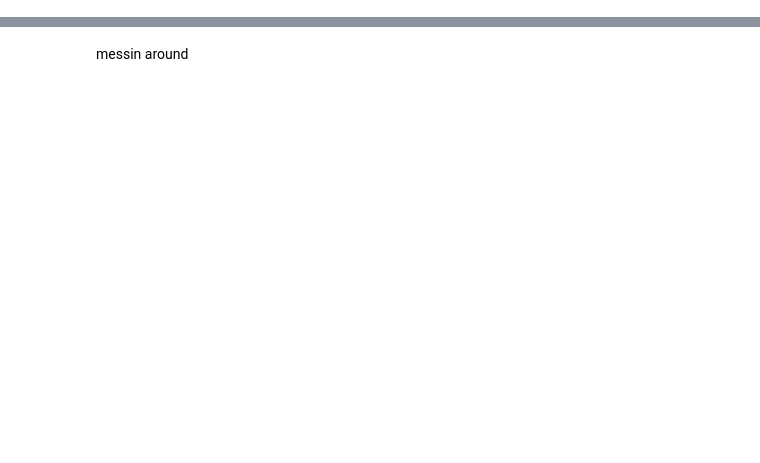
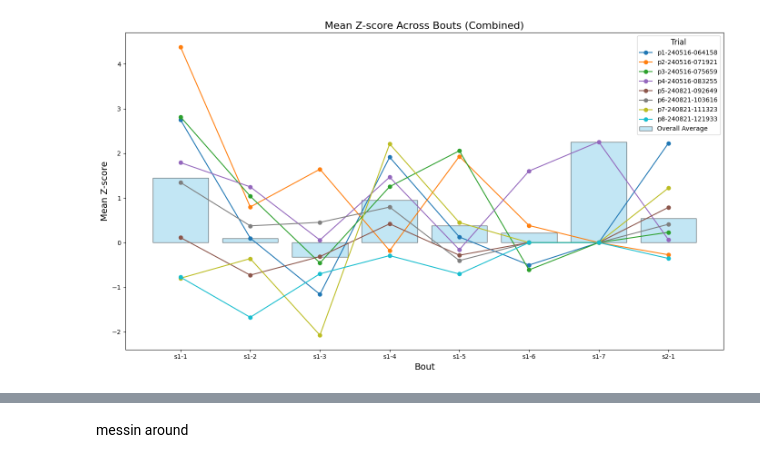
Before and after one commit to padillacoreanolab/Fiber_Photometry, a Jupyter notebook: Hab Dishab/hd_analysis.ipynb, the cells around one changed output, grey strips where cells are left out. Cells and saved outputs as stored; diff of their text form; code cells hidden in the pictures; blank space fills up the shorter version.

```diff
--- a/Hab Dishab/hd_analysis.ipynb
+++ b/Hab Dishab/hd_analysis.ipynb
@@ -581,66 +739,80 @@ Index: []
 # %%
-# this plots every individual mouse mean z-score da as a color
-def plot_computed_da_metrics(experiment,
-                             metric_name="DA_peak",
-                             title="Computed DA Metrics Across Trials",
-                             ylabel="DA Metric",
-                             xlabel="Bout",
-                             figsize=(12,8)):
+
+def plot_da_metrics_combined_oneplot(experiment,
+                                     metric_name="Mean Z-score",
+                                     title="Combined DA Metrics",
+                                     ylabel="DA Metric",
+                                     xlabel="Bout",
+                                     figsize=(14,8)):
     """
-    Plots the specified DA metric across all trials in the experiment.
+    Plots a combined figure with:
+      - A bar chart showing the overall average of the specified DA metric for each bout.
+      - Overlaid line plots for each trial (each in a unique color) showing the chosen metric across bouts.
 
-    Assumes that after compute_all_da_metrics is run, each trial in experiment.trials
-    has its behaviors DataFrame updated with the computed DA metrics. This function groups
-    the data by 'Bout' (averaging the specified metric if there are duplicates), pivots the data
-    so that each row corresponds to a trial and each column corresponds to a Bout, and then
-    plots the chosen metric.
+    This function assumes that each trial in experiment.trials has its updated behaviors DataFrame
+    (with computed DA metrics) containing at least:
+        - 'Bout': Bout label (e.g., "s1-1", "s2-1", etc.)
+        - A column corresponding to the desired DA metric (e.g., "Mean Z-score").
 
     Parameters:
-        - experiment: The experiment object (which has a dictionary attribute `trials`).
-        - metric_name (str): The DA metric column to plot (e.g., "DA_peak", "AUC", etc.).
-        - title (str): The title of the plot.
+        - experiment: The experiment object (with a dictionary attribute `trials`).
+        - metric_name (str): The DA metric to plot (e.g., "Mean Z-score").
+        - title (str): The title for the plot.
         - ylabel (str): The y-axis label.
         - xlabel (str): The x-axis label.
         - figsize (tuple): The size of the figure.
 
     Returns:
-        None. Displays a plot with one line per trial.
+        None. Displays a single plot that combines the overall average (bar chart)
+        and the individual trial lines.
     """
     import matplotlib.pyplot as plt
     import pandas as pd
 
-    all_metrics = []
+    # Collect per-trial data from updated behaviors.
+    trial_data = []
     for trial_name, trial in experiment.trials.items():
         if hasattr(trial, "behaviors") and not trial.behaviors.empty:
             df = trial.behaviors.copy()
             if metric_name not in df.columns:
-                print(f"Warning: Trial '{trial_name}' does not contain metric '{metric_name}'. Skipping.")
+                print(f"Warning: Trial '{trial_name}' does not have '{metric_name}'. Skipping.")
                 continue
-            # Group only the metric column by Bout to get one numeric value per Bout.
+            # Group by Bout to get one numeric value per Bout for this trial.
             df_grouped = df.groupby("Bout", as_index=False)[metric_name].mean()
-            df_grouped["Trial"] = trial_name  # add trial identifier
-            all_metrics.append(df_grouped)
+            df_grouped["Trial"] = trial_name
+            trial_data.append(df_grouped)
         else:
             print(f"Warning: Trial '{trial_name}' has no behavior data.")
 
-    if not all_metrics:
-        print("No computed DA metrics available to plot.")
+    if not trial_data:
+        print("No data available to plot.")
         return
 
-    # Combine all trial data into a single DataFrame and pivot it.
-    metrics_df = pd.concat(all_metrics, ignore_index=True)
+    # Combine data from all trials.
+    combined_df = pd.concat(trial_data, ignore_index=True)
+
+    # Pivot the combined DataFrame for the line plot: rows = Trial, columns = Bout.
     try:
-        pivot_df = metrics_df.pivot(index="Trial", columns="Bout", values=metric_name)
+        pivot_df = combined_df.pivot(index="Trial", columns="Bout", values=metric_name)
     except Exception as e:
-        print("Error pivoting DA metrics DataFrame:", e)
+        print("Error pivoting data:", e)
         return
+    pivot_df = pivot_df.fillna(0)
 
-    pivot_df = pivot_df.fillna(0)  # Replace missing values with 0
+    # Compute overall average for each Bout across all trials.
+    overall_avg = combined_df.groupby("Bout", as_index=False)[metric_name].mean()
 
-    # Create the plot
+    # Create a single figure and axis.
     fig, ax = plt.subplots(figsize=figsize)
-    for trial in pivot_df.index:
-        ax.plot(pivot_df.columns, pivot_df.loc[trial], marker="o", label=trial)
+
+    # Plot the overall average as a bar chart (with semi-transparent bars).
+    ax.bar(overall_avg["Bout"], overall_avg[metric_name], color="skyblue", edgecolor="black",
+           alpha=0.5, label="Overall Average")
+
+    # Plot each trial's data as a line plot.
+    cmap = plt.cm.get_cmap("tab10", len(pivot_df.index))
+    for i, trial in enumerate(pivot_df.index):
+        ax.plot(pivot_df.columns, pivot_df.loc[trial], marker="o", color=cmap(i), label=trial)
 
     ax.set_title(title, fontsize=16)
     ax.set_ylabel(ylabel, fontsize=14)
@@ -649,19 +821,12 @@ def plot_computed_da_metrics(experiment,
 
     plt.tight_layout()
     plt.show()
-# Compute DA metrics for all trials.
-experiment.compute_all_da_metrics(use_fractional=False,
-                                  max_bout_duration=30,
-                                  use_adaptive=False,
-                                  peak_fall_fraction=0.5,
-                                  allow_bout_extension=False,
-                                  first=False)
 
-# Plot the computed DA metric using "Mean Z-score"
-plot_computed_da_metrics(experiment,
-                         metric_name="Mean Z-score",
-                         title="Mean Z-score Across Bouts",
-                         ylabel="Mean Z-score",
-                         xlabel="Bout",
-                         figsize=(14,8))
+# Now plot the combined metrics (using "Mean Z-score" as the metric).
+plot_da_metrics_combined_oneplot(experiment,
+                                 metric_name="Mean Z-score",
+                                 title="Mean Z-score Across Bouts (Combined)",
+                                 ylabel="Mean Z-score",
+                                 xlabel="Bout",
+                                 figsize=(14,8))
 # %% [output]
@@ -682,0 +833 @@ No computed DA metrics available to plot.
+[figure, added]
```
Also changed, not shown: parts of 24 cells of this notebook.
